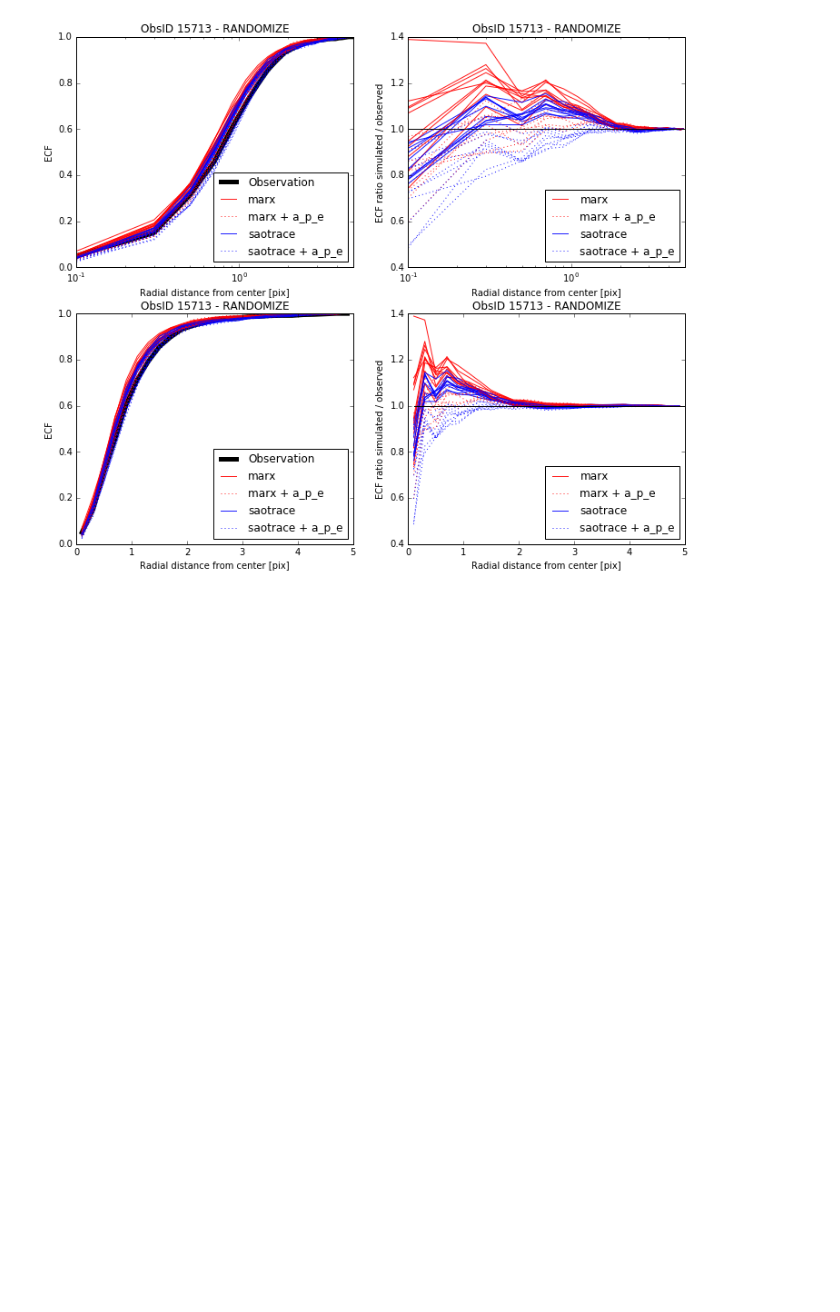
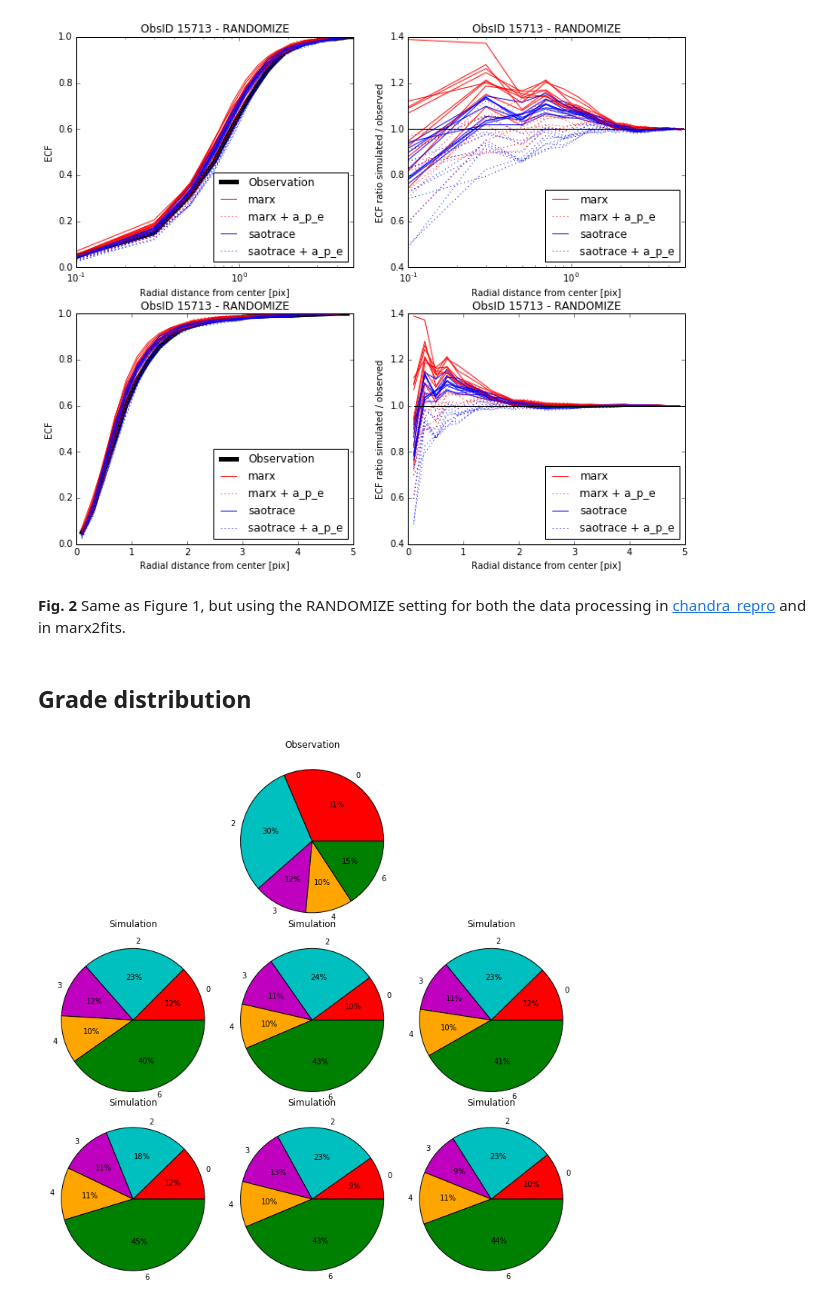
Before and after one commit to Chandra-MARX/marx-test, a Jupyter notebook: notebooks/AspectBlur.ipynb, the cells around one changed output. Cells and saved outputs as stored; diff of their text form; code cells hidden in the pictures; blank space fills up the shorter version.

```diff
--- a/notebooks/AspectBlur.ipynb
+++ b/notebooks/AspectBlur.ipynb
@@ -144,3 +180,29 @@ WARNING: UnitsWarning: 'Chan' did not parse as fits unit: At col 0, Unit 'Chan'
 fig = plot44('randomize')
 # %% [output]
 [figure]
+# %% [markdown]
+**Fig. 2** Same as Figure 1, but using the RANDOMIZE setting for both the data processing in [chandra_repro](http://cxc.harvard.edu/ciao/ahelp/chandra_repro.html) and in marx2fits.
+# %% [markdown]
+## Grade distribution
+# %%
+colors = ['r', 'c', 'm', 'orange', 'g']
+
+def plotpie(ax, fileargs, plotargs, col='grade'):
+    d = filter_data(read_evttable(**fileargs))
+    counts = np.bincount(d[col])
+    labels = np.arange(len(counts))
+    ind = counts > 0
+    ax.pie(counts[ind], labels=labels[ind], colors = colors, autopct='%2i%%', **plotargs)
+# %%
+fig = plt.figure(figsize=(10, 10))
+axobs = fig.add_axes([0.33, 0.66, 0.33, 0.33])
+axobs.set_title('Observation')
+plotpie(axobs, {'data':'obs', 'pix_adj': 'edser'}, {})
+
+for i in range(3):
+    for j, prog in enumerate(['marx', 'saotrace']):
+        ax = fig.add_axes([i * 0.33, j * 0.33, 0.33, 0.33])
+        ax.set_title('Simulation')
+        plotpie(ax, {'data':i, 'pix_adj': 'edser', 'mirror': prog}, {})
+# %% [output]
+[figure, added]
```
Also changed, not shown: parts of 11 cells of this notebook.
